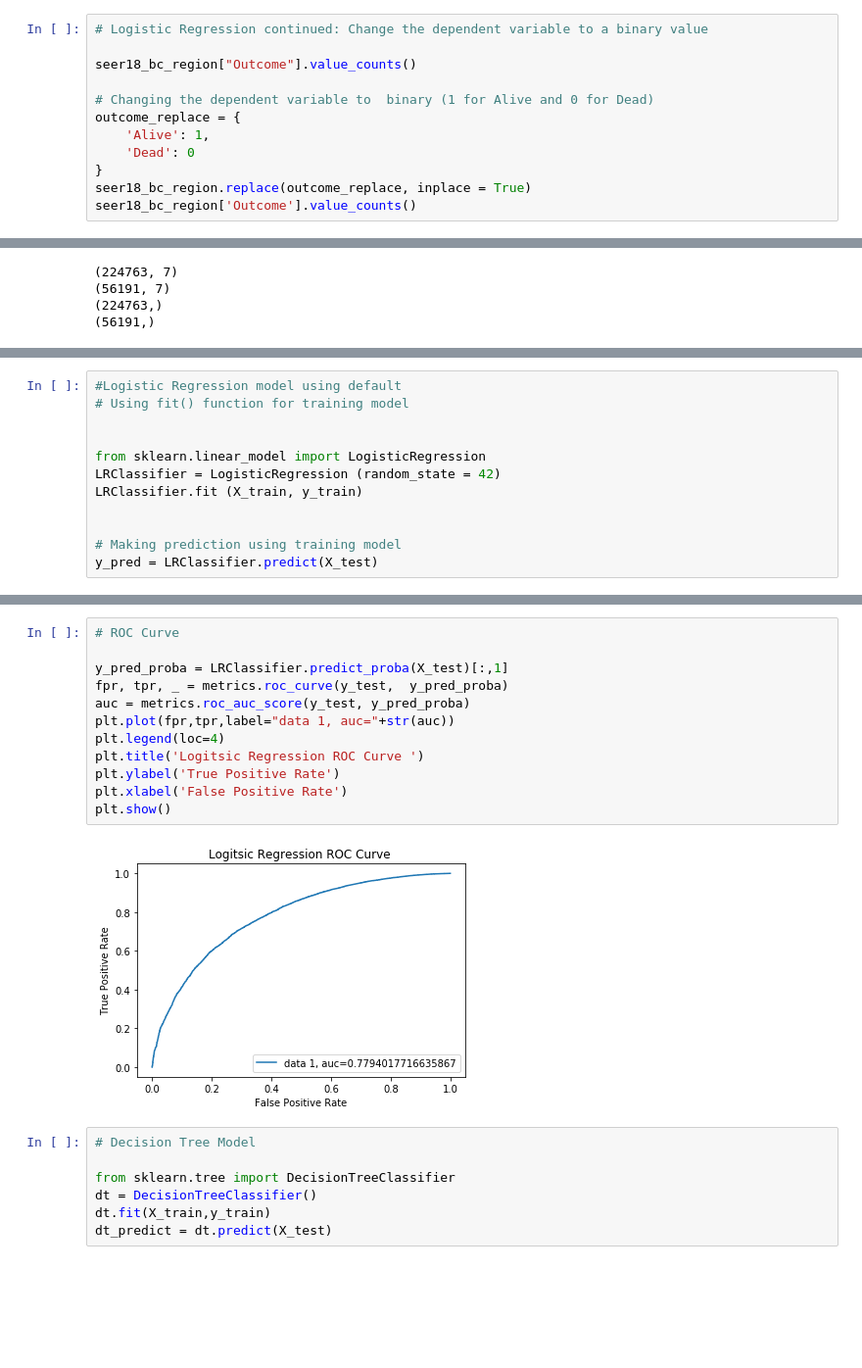
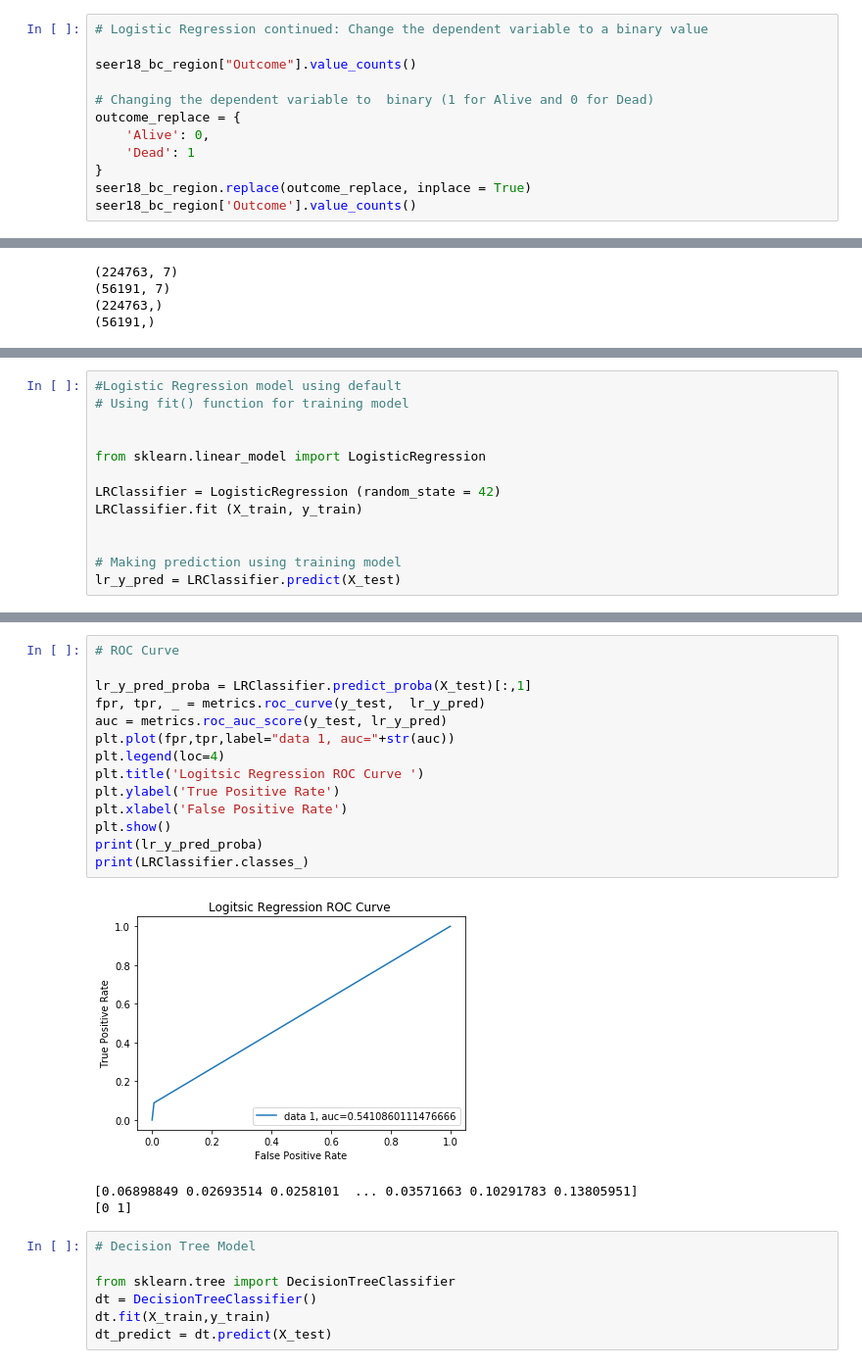
Before and after one commit to shilpakjha/breast_cancer_data_analysis, a Jupyter notebook: bc_analysis_dec2020.ipynb, the cells around one changed output, grey strips where cells are left out. Shown at 98% size. Saved outputs shown, nothing was run; the diff lists cells and outputs as text; blank space fills up the shorter version.

```diff
--- a/bc_analysis_dec2020.ipynb
+++ b/bc_analysis_dec2020.ipynb
@@ -1308,8 +1310,8 @@ seer18_bc_region["Outcome"].value_counts()
 
 # Changing the dependent variable to  binary (1 for Alive and 0 for Dead)
 outcome_replace = {
-    'Alive': 1,
-    'Dead': 0
+    'Alive': 0,
+    'Dead': 1
 }
 seer18_bc_region.replace(outcome_replace, inplace = True)
 seer18_bc_region['Outcome'].value_counts()
@@ -1497,9 +1507,10 @@ print(y_test.shape)
 
 
 from sklearn.linear_model import LogisticRegression
+
 LRClassifier = LogisticRegression (random_state = 42)
 LRClassifier.fit (X_train, y_train)
 
 
 # Making prediction using training model
-y_pred = LRClassifier.predict(X_test)
+lr_y_pred = LRClassifier.predict(X_test)
@@ -1530,17 +1572,21 @@ Recall: 0.9933829287392326
 # %%
 # ROC Curve
 
-y_pred_proba = LRClassifier.predict_proba(X_test)[:,1]
-fpr, tpr, _ = metrics.roc_curve(y_test,  y_pred_proba)
-auc = metrics.roc_auc_score(y_test, y_pred_proba)
+lr_y_pred_proba = LRClassifier.predict_proba(X_test)[:,1]
+fpr, tpr, _ = metrics.roc_curve(y_test,  lr_y_pred)
+auc = metrics.roc_auc_score(y_test, lr_y_pred)
 plt.plot(fpr,tpr,label="data 1, auc="+str(auc))
 plt.legend(loc=4)
 plt.title('Logitsic Regression ROC Curve ')
 plt.ylabel('True Positive Rate')
 plt.xlabel('False Positive Rate')
 plt.show()
+print(lr_y_pred_proba)
+print(LRClassifier.classes_)
 # %% [output]
-[figure, old version]
+[figure, new version]
+[0.06898849 0.02693514 0.0258101  ... 0.03571663 0.10291783 0.13805951]
+[0 1]
 # %%
 # Decision Tree Model
 
```
Also changed, not shown: parts of 14 cells of this notebook.
